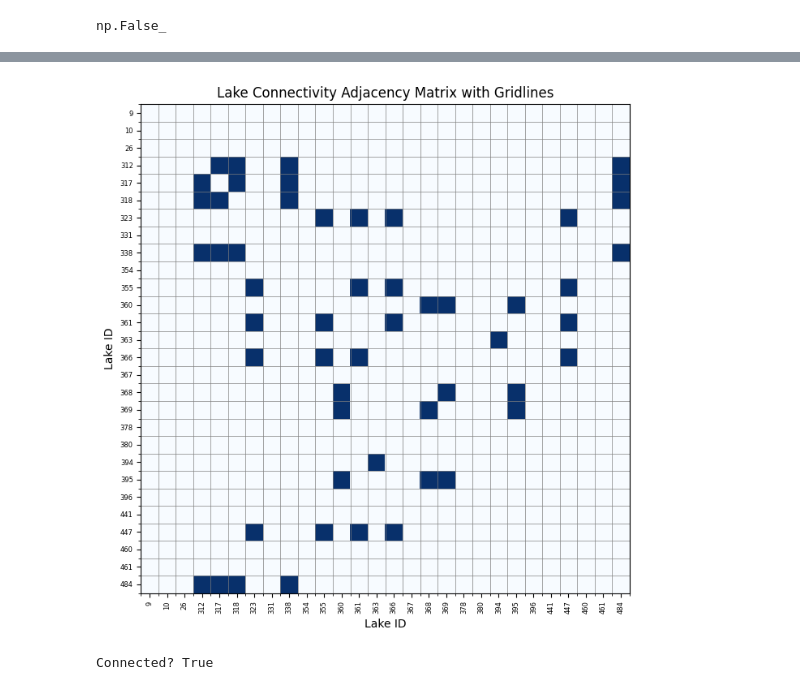
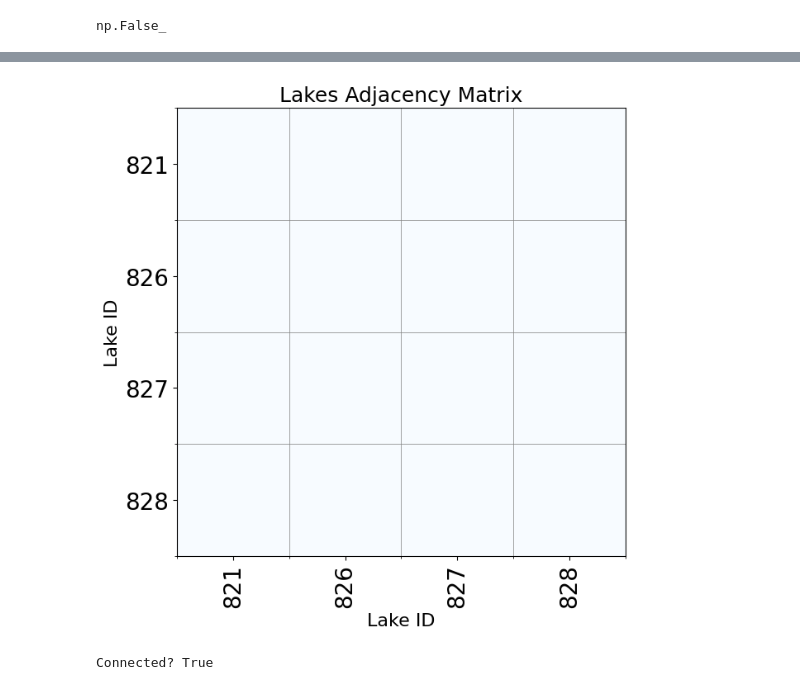
Before and after one commit to YaoGroup/lake-vision, a Jupyter notebook: sandbox/notebooks/lake_connections.ipynb, the cells around one changed output, grey strips where cells are left out. Saved outputs shown, nothing was run; the diff lists cells and outputs as text; code cells hidden in the pictures.

```diff
--- a/sandbox/notebooks/lake_connections.ipynb
+++ b/sandbox/notebooks/lake_connections.ipynb
@@ -139,7 +74,7 @@ BmR_BpR = BmR_BpR.fillna(0.0)
 ## CREATE WATER-TRACKER GRID OF SUBTILES THAT AVERAGE THE
 
 # size of each subtile
-BY=BX=16
+BY=BX=8
 
 # compute
 subtile_sums = (
@@ -148,5 +83,5 @@ subtile_sums = (
       .sum()                                  # sum within each subtile
 )
 
-print(f"subtile grids created with shape: {subtile_sums.shape}")
+print(f'subtile grids created with shape: {subtile_sums.shape} ')
 # %% [output]
@@ -212,11 +146,11 @@ lake numbers in the current scene: [  9  10  26 312 317 318 323 331 338 354 355
 # %%
 ## PLOT RGB, SUBTILE GRID, LAKE IDs
 
-idx_date = 4
+idx_date = 42
 
 plt.figure(figsize=(20,20))
 plt.subplot(1,3,1)
-img3 = tiles_reload.isel(time=idx_date, band=[0,1,2]).values   # shape (3, H, W)
+img3 = tiles_reload["reflectance"].isel(time=idx_date, band=[0,1,2]).values/10000   # shape (3, H, W)
 rgb = np.moveaxis(img3, 0, -1)
 plt.imshow(rgb)
 plt.title(f"RGB Composite\n{tiles_reload.isel(time=idx_date, band=[0,1,2]).time.values.astype('datetime64[ms]')}")
@@ -278,6 +226,12 @@ def lake_conn(idx_lake1, idx_lake2, idx_date, mask_lakeIDs, watergrid, thresh_wa
 # %%
 ## USE FUNCTION ON A GIVEN PAIR OF LAKES ON A GIVEN DATE
 
-connected = lake_conn(366, 355, idx_date=5, mask_lakeIDs=full_mask, watergrid=subtile_sums, thresh_watergrid=0)
-print(connected)
+# dates: 61, 62, 72, 117
+
+idx_date = 61
+connected = lake_conn(821, 826, idx_date, mask_lakeIDs=full_mask, watergrid=subtile_sums, thresh_watergrid=0)
+
+print(
+    f"lakes {lake1} and {lake2} connected on {pd.to_datetime(subtile_sums.time[idx_date].values).date()}: {connected}"
+)
 # %% [output]
@@ -338,7 +288,7 @@ watergrid = subtile_sums
 thresh_watergrid = 0
 lakes_in_scene = lakes_in_scene
 
-idx_date = 6
+idx_date = 117
 
 lakes, adj = lake_adjacency(mask_lakeIDs, watergrid, thresh_watergrid, lakes_in_scene, idx_date)
 
@@ -388,37 +321,48 @@ import numpy as np
 import pandas as pd
 import matplotlib.pyplot as plt
 
+
+
 # Recreate your DataFrame
 df = pd.DataFrame(adj, index=lakes, columns=lakes)
+
+
+plt.rcParams.update({
+    'font.size': 14,          # base size
+    'axes.titlesize': 18,     # title
+    'axes.labelsize': 16,     # x/y labels
+    'xtick.labelsize': 12,    # x‐tick labels
+    'ytick.labelsize': 12     # y‐tick labels
+})
 
 fig, ax = plt.subplots(figsize=(7, 7))
 im = ax.imshow(df.values, aspect='equal', cmap='Blues')
 
 # Major ticks for labeling
 ax.set_xticks(np.arange(len(df.columns)))
 ax.set_yticks(np.arange(len(df.index)))
-ax.set_xticklabels(df.columns, rotation=90, fontsize=6)
-ax.set_yticklabels(df.index, fontsize=6)
+ax.set_xticklabels(df.columns, rotation=90, fontsize=20)
+ax.set_yticklabels(df.index, fontsize=20)
 
 # Minor ticks for gridlines at cell boundaries
 ax.set_xticks(np.arange(-0.5, len(df.columns), 1), minor=True)
 ax.set_yticks(np.arange(-0.5, len(df.index),   1), minor=True)
 
 # Turn on the grid on those minor ticks
 ax.grid(which='minor', color='gray', linestyle='-', linewidth=0.5)
 
 # Optional: hide the outer frame so it lines up nicely
 ax.set_xlim(-0.5, len(df.columns)-0.5)
 ax.set_ylim(len(df.index)-0.5, -0.5)
 
 ax.set_xlabel('Lake ID')
 ax.set_ylabel('Lake ID')
-ax.set_title('Lake Connectivity Adjacency Matrix with Gridlines')
+ax.set_title('Lakes Adjacency Matrix')
 
 plt.tight_layout()
 plt.show()
 # %% [output]
-[figure, old version]
+[figure, new version]
 # %%
 
 idx_date = 4
```
Also changed, not shown: parts of 13 cells of this notebook, 4 other files.
